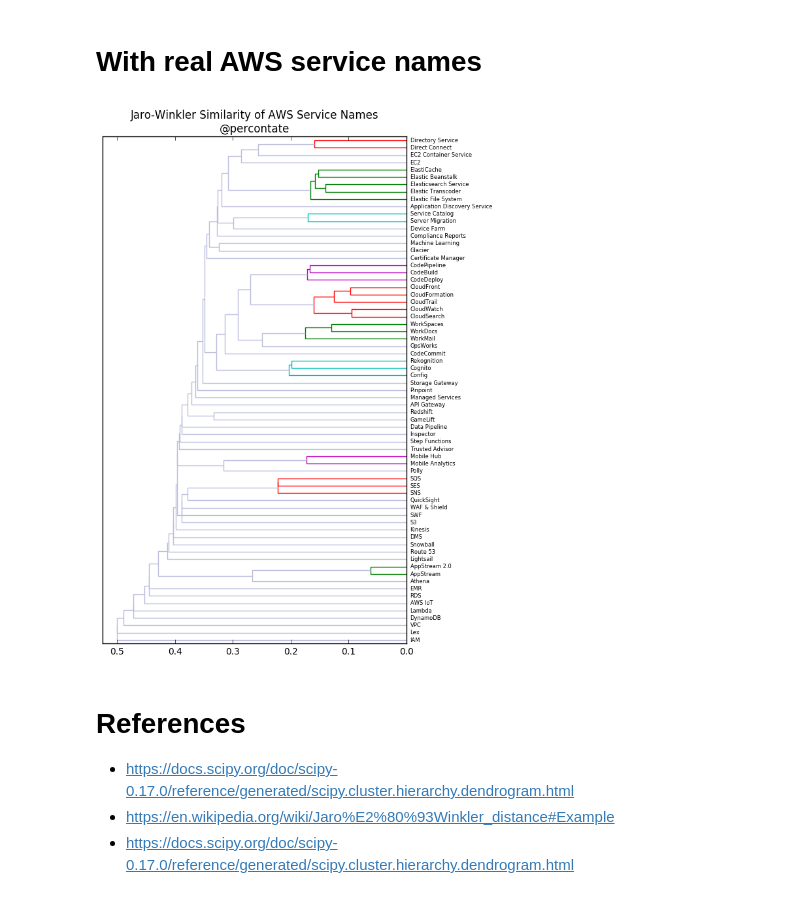
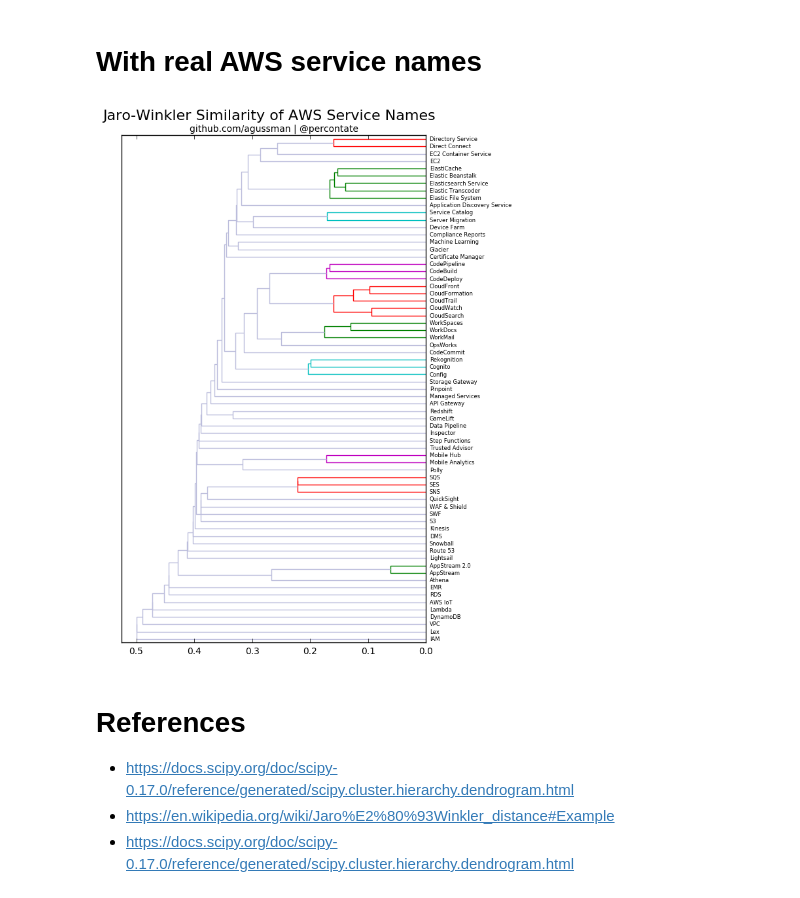
Before and after one commit to agussman/aws_name_similarity, a Jupyter notebook: aws_name_similarity.ipynb, the cells around one changed output. Cells and saved outputs as stored; diff of their text form; code cells hidden in the pictures.

Commit message:
Futzed with title

```diff
--- a/aws_name_similarity.ipynb
+++ b/aws_name_similarity.ipynb
@@ -130,15 +130,17 @@ jaro_dists = [1 - jellyfish.jaro_winkler(x,y) for x,y in combinations(strs, 2)]
 # %%
 ytdist = np.array(jaro_dists)
 Z = hierarchy.linkage(ytdist, 'single')
 plt.figure(figsize=(6, 10))
 # The colors don't mean anything; anything below the color_threshold uses one of these colors
-plt.title('Jaro-Winkler Similarity of AWS Service Names\n@percontate')
+#plt.title('Jaro-Winkler Similarity of AWS Service Names\ngithub.com/agussman | @percontate')
+plt.suptitle('Jaro-Winkler Similarity of AWS Service Names', y=.94, fontsize=16)
+plt.title('github.com/agussman | @percontate', fontsize=10)
 hierarchy.set_link_color_palette(['g', 'r', 'm', 'c'])
 dn = hierarchy.dendrogram(Z, color_threshold=0.25, above_threshold_color='#bcbddc', orientation='left', labels=strs)
 hierarchy.set_link_color_palette(None) # reset to default after use
 plt.show()
 # %% [output]
-[figure, old version]
+[figure, new version]
 # %% [markdown]
 # References
 * https://docs.scipy.org/doc/scipy-0.17.0/reference/generated/scipy.cluster.hierarchy.dendrogram.html
```
